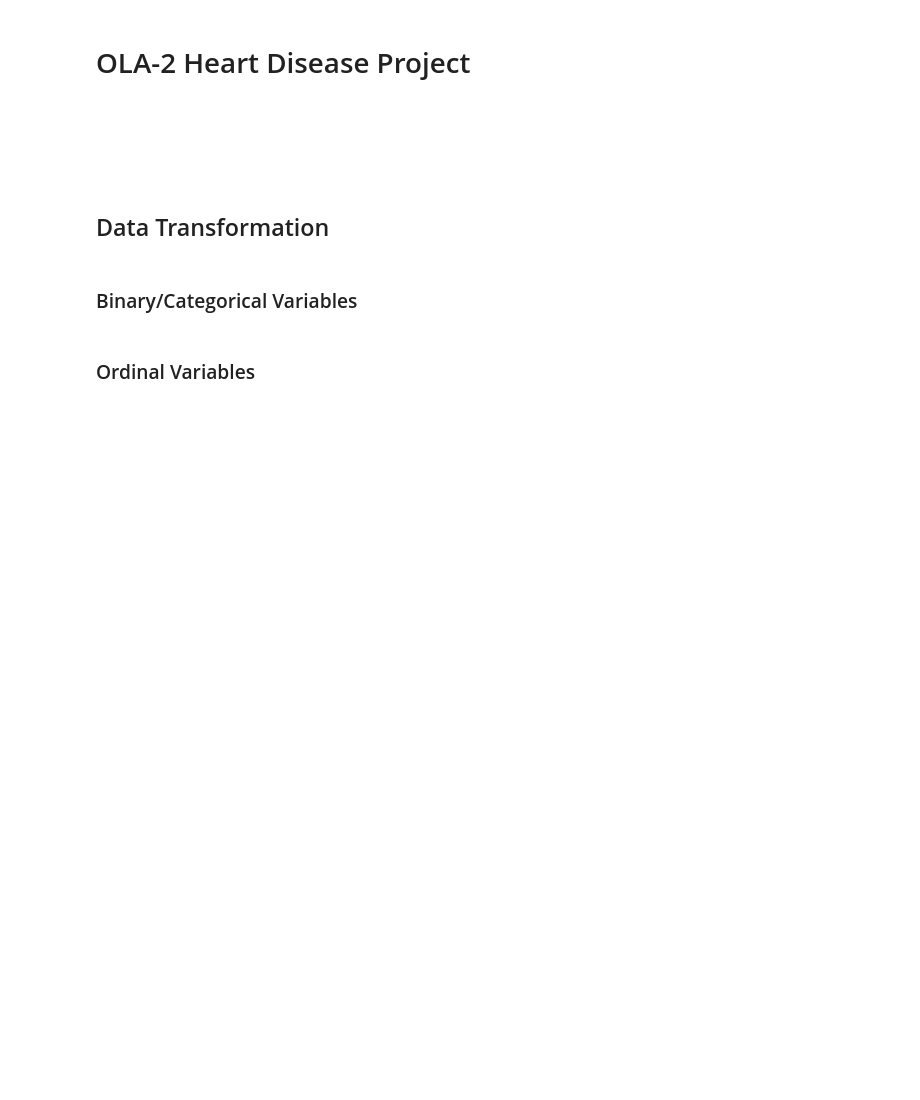
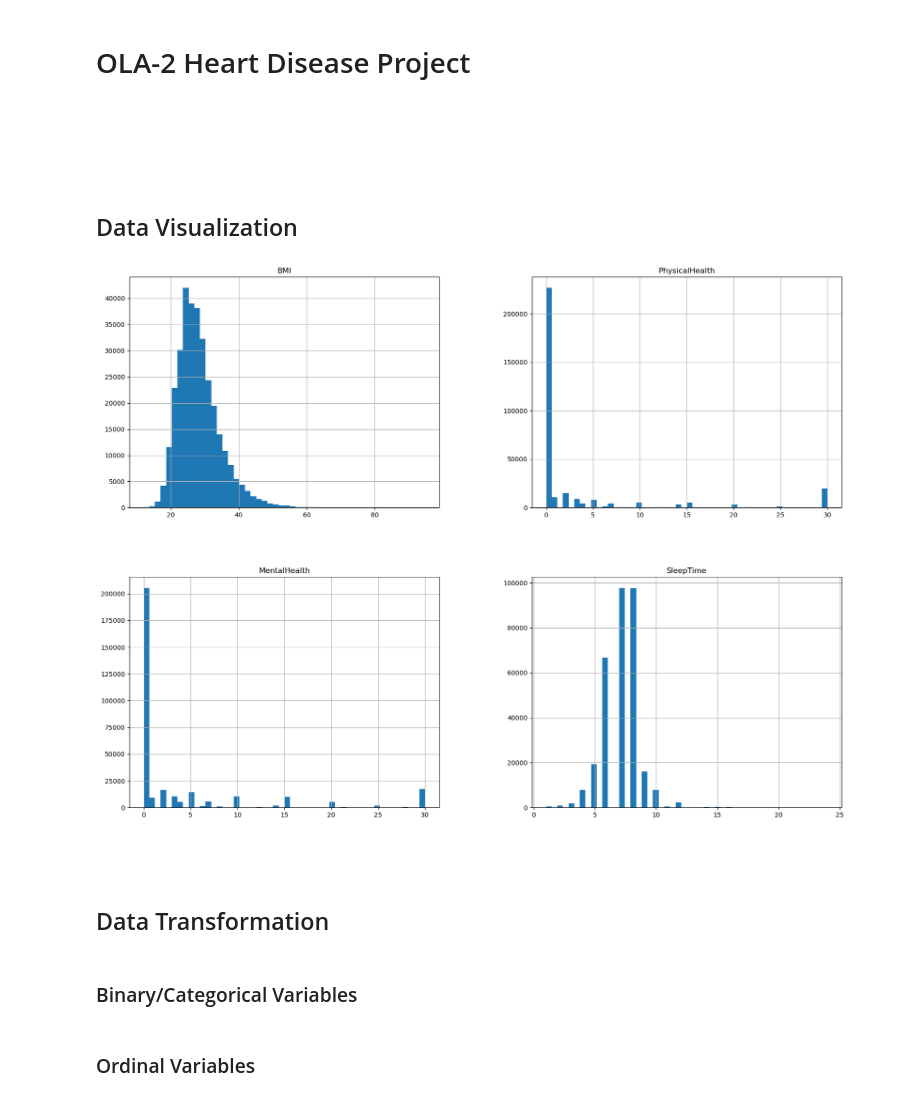
Before and after one commit to ch0min/exam_ai_ml_workspace, a Jupyter notebook: src/OLA-2/data_processing/OLA2_Heart_Disease.ipynb, the cells around one changed output. Cells and saved outputs as stored; diff of their text form; code cells hidden in the pictures; blank space fills up the shorter version.

```diff
--- a/src/OLA-2/data_processing/OLA2_Heart_Disease.ipynb
+++ b/src/OLA-2/data_processing/OLA2_Heart_Disease.ipynb
@@ -14,6 +14,15 @@ from sklearn.preprocessing import StandardScaler
 # %%
 # Loading the dataset.
 df = pd.read_csv("../data/raw/heart_2020_cleaned.csv")
+# %% [markdown]
+#
+# %% [markdown]
+## Data Visualization
+# %%
+df.hist(bins=50, figsize=(20, 15))
+plt.show()
+# %% [output]
+[figure, added]
 # %% [markdown]
 #
 # %% [markdown]
```
Also changed, not shown: parts of 5 cells of this notebook, 3 other files.
